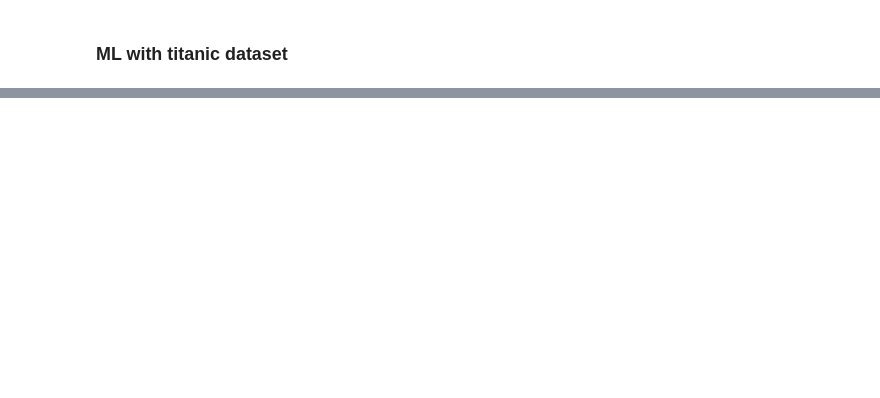
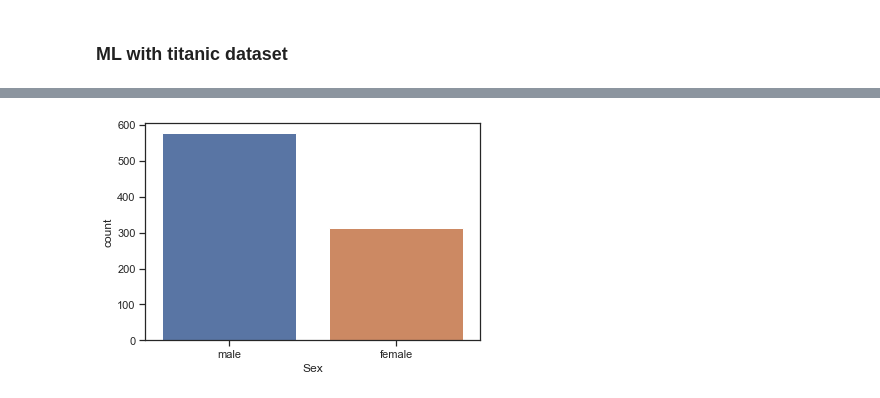
Before and after one commit to cantaruttim/Titanic, a Jupyter notebook: Titanic.ipynb, the cells around one changed output, grey strips where cells are left out. Cells and saved outputs as stored; diff of their text form; code cells hidden in the pictures; blank space fills up the shorter version.

```diff
--- a/Titanic.ipynb
+++ b/Titanic.ipynb
@@ -25,0 +45,4 @@ display(train_df)
+# %%
+# Removendo as colunas com maior porcentagem de valores NA
+train_df = train.drop(columns=["Age", "Cabin"], axis=1) # removendo o id do passageiro
+train_df
@@ -25,0 +63,5 @@ display(train_df)
+# %%
+# Temos mais homens do que mulheres no navio
+sns.countplot(train_df['Sex']);
+# %% [output]
+[figure, added]
```
Also changed, not shown: parts of 13 cells of this notebook.
